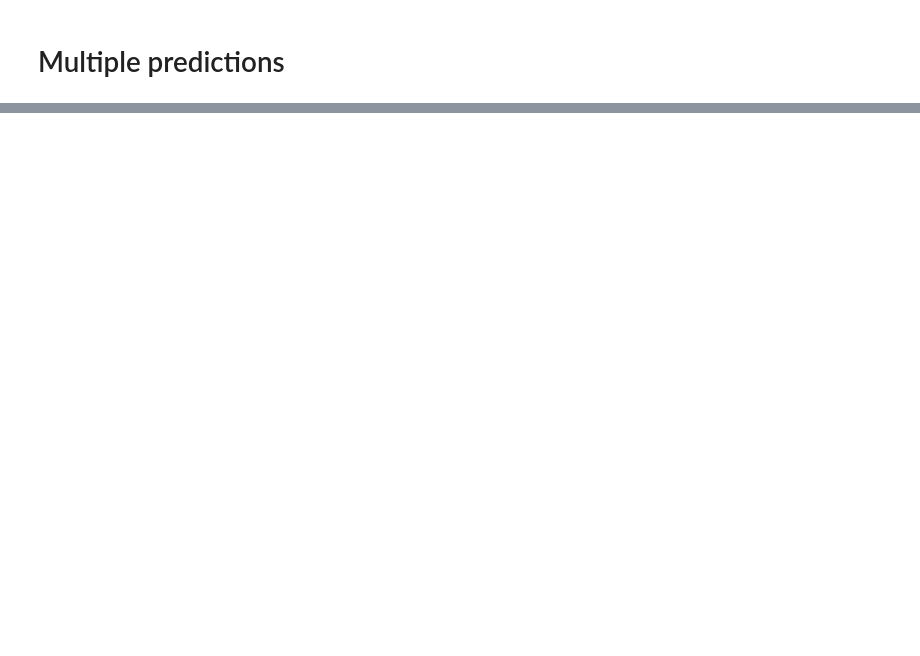
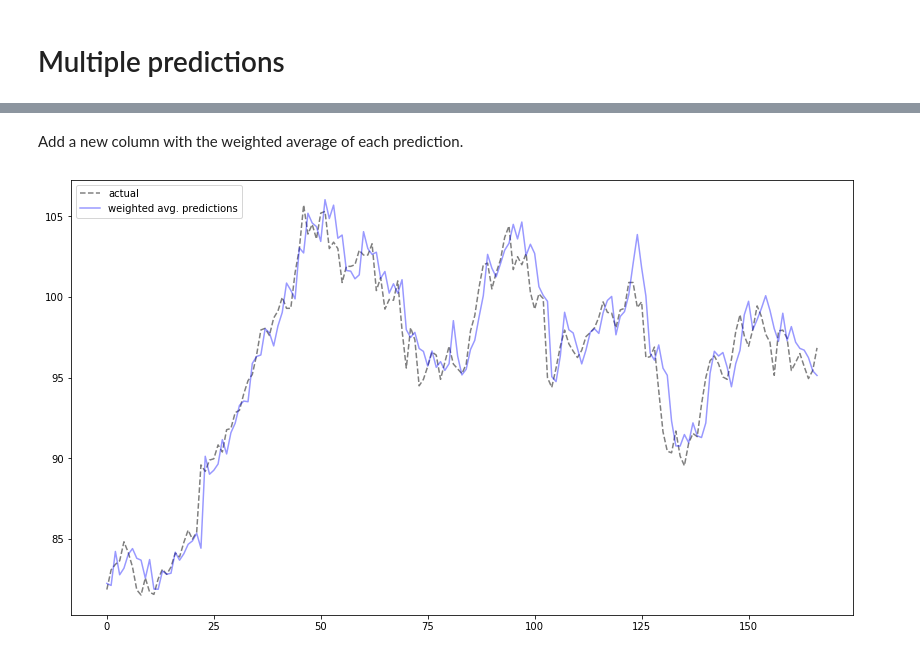
Before and after one commit to renero/trader, a Jupyter notebook: resources/plot_predictions.ipynb, the cells around one changed output, grey strips where cells are left out. Drawn from its saved outputs; the diff is of its cells as text; code cells hidden in the pictures; blank space fills up the shorter version.

```diff
--- a/resources/plot_predictions.ipynb
+++ b/resources/plot_predictions.ipynb
@@ -54,0 +60,7 @@ plt.show()
+# %%
+net_names = preds.columns[1:num_preds+1]
+print('Net names: {}'.format(net_names))
+proportions = preds.winner.value_counts()
+weights = pd.DataFrame({'proportion': proportions, 'weight': pd.Series(index=proportions.index)})
+weights.weight = weights.proportion / weights.proportion.sum()
+weights
@@ -54,0 +72,12 @@ plt.show()
+# %% [markdown]
+Add a new column with the weighted average of each prediction.
+# %%
+preds['w_avg'] = preds['18yw20'] * weights.loc['18yw20'].weight + preds['18yw10'] * weights.loc['18yw10'].weight
+# %%
+plt.figure(figsize=(14,8))
+plt.plot(preds.actual, 'k--', alpha=0.5, label='actual')
+plt.plot(preds['w_avg'], 'b-', alpha=0.4, label='weighted avg. predictions')
+plt.legend(loc='upper left')
+plt.show()
+# %% [output]
+[figure, added]
```
Also changed, not shown: parts of 13 cells of this notebook, 2 other files.
